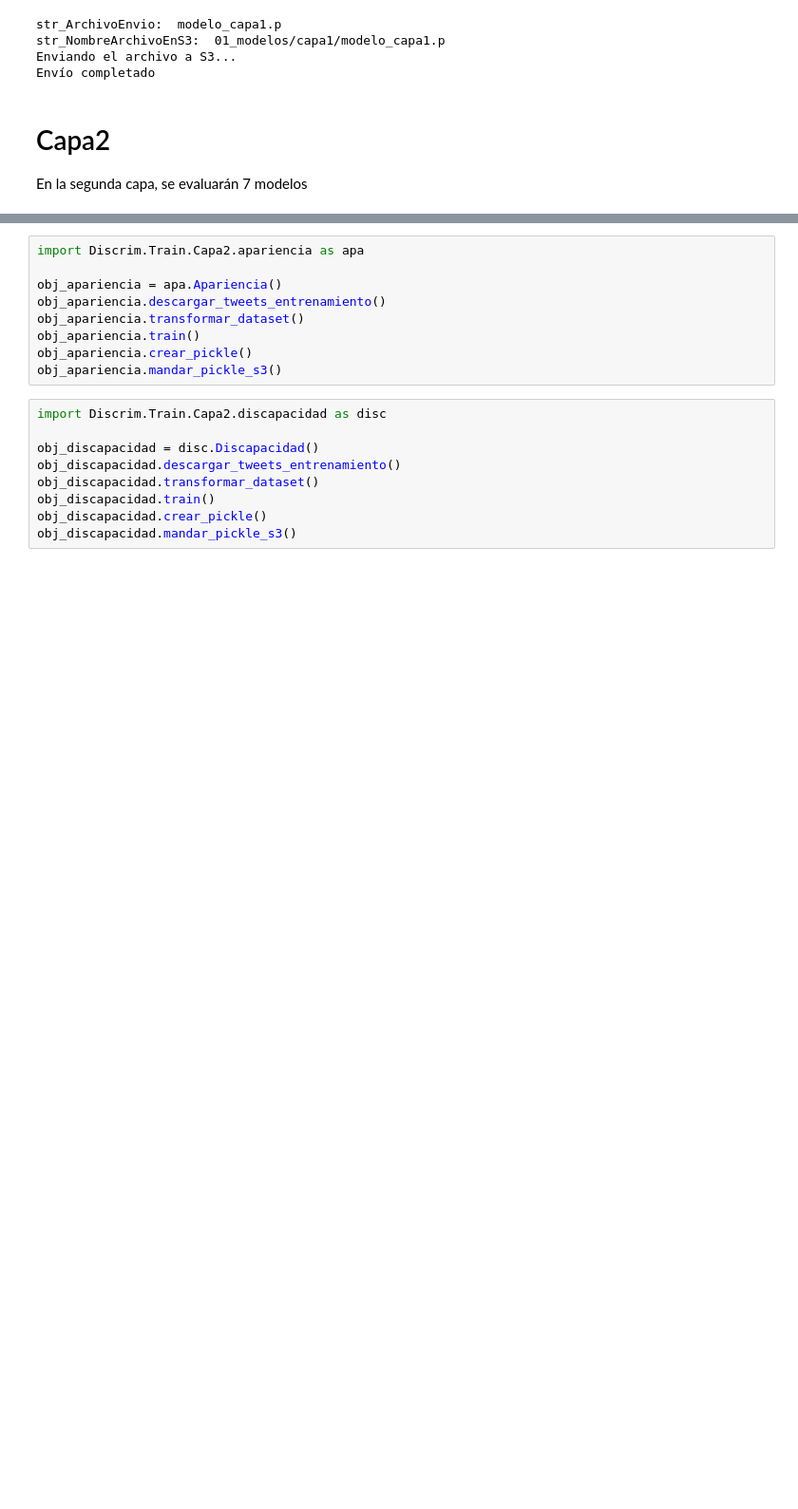
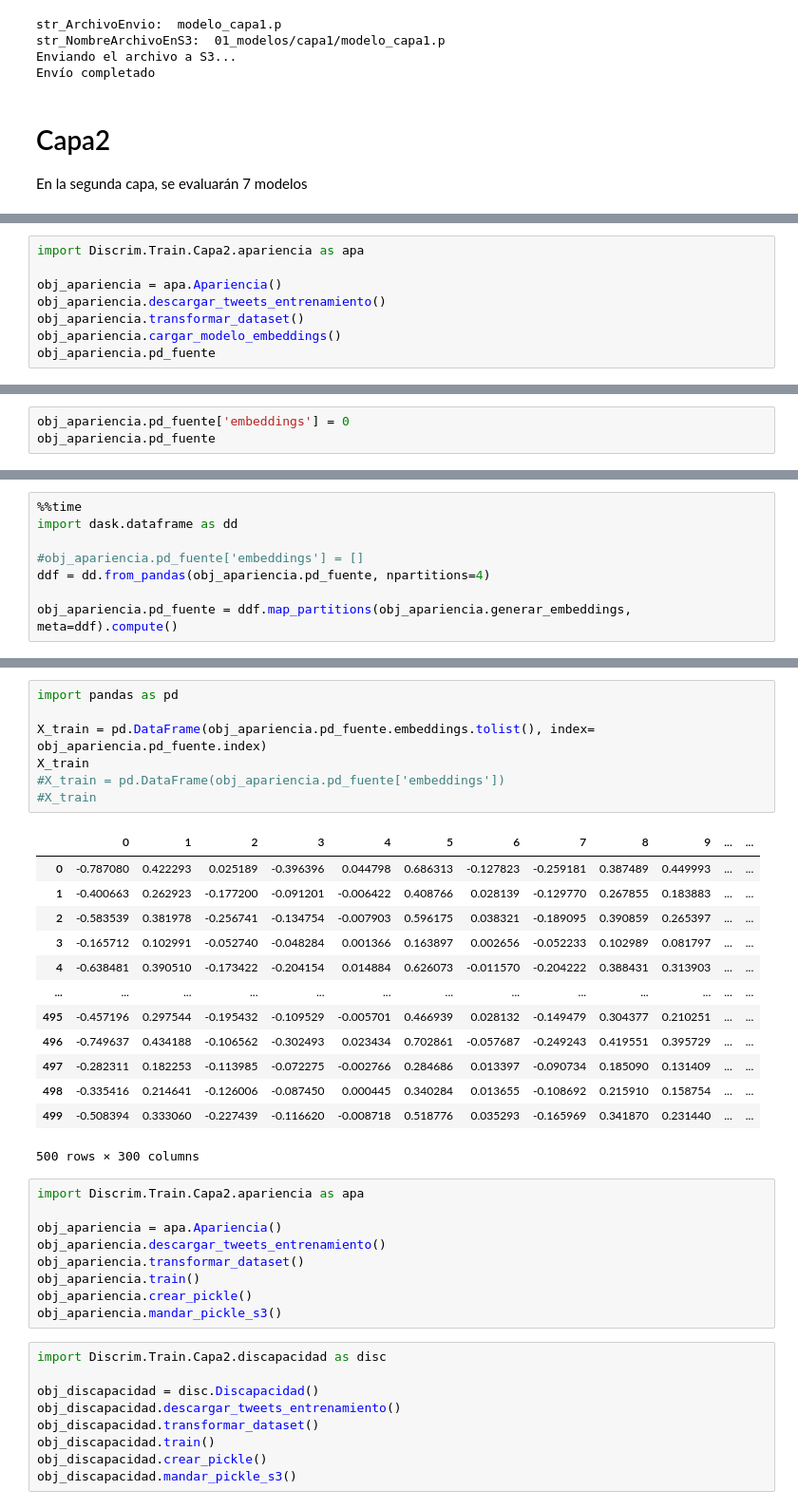
Before and after one commit to xuxoramos/discriminamometro, a Jupyter notebook: discriminamometro/scripts/Arquitectura_Modulos.ipynb, the cells around one changed output, grey strips where cells are left out. Shown: that part at 95% size. Cells and saved outputs as stored; diff of their text form; blank space fills up the shorter version.

```diff
--- a/discriminamometro/scripts/Arquitectura_Modulos.ipynb
+++ b/discriminamometro/scripts/Arquitectura_Modulos.ipynb
@@ -124,0 +203,8 @@ En la segunda capa, se evaluarán 7 modelos
+# %%
+import Discrim.Train.Capa2.apariencia as apa
+
+obj_apariencia = apa.Apariencia()
+obj_apariencia.descargar_tweets_entrenamiento()
+obj_apariencia.transformar_dataset()
+obj_apariencia.cargar_modelo_embeddings()
+obj_apariencia.pd_fuente
@@ -124,0 +228,3 @@ En la segunda capa, se evaluarán 7 modelos
+# %%
+obj_apariencia.pd_fuente['embeddings'] = 0
+obj_apariencia.pd_fuente
@@ -124,0 +245,8 @@ En la segunda capa, se evaluarán 7 modelos
+# %%
+%%time
+import dask.dataframe as dd
+
+#obj_apariencia.pd_fuente['embeddings'] = []
+ddf = dd.from_pandas(obj_apariencia.pd_fuente, npartitions=4)
+
+obj_apariencia.pd_fuente = ddf.map_partitions(obj_apariencia.generar_embeddings, meta=ddf).compute()
@@ -125,3 +272,24 @@ En la segunda capa, se evaluarán 7 modelos
+# %%
+import pandas as pd
+
+X_train = pd.DataFrame(obj_apariencia.pd_fuente.embeddings.tolist(), index= obj_apariencia.pd_fuente.index)
+X_train
+#X_train = pd.DataFrame(obj_apariencia.pd_fuente['embeddings'])
+#X_train
+# %% [output]
+|  | 0 | 1 | 2 | 3 | 4 | 5 | 6 | 7 | 8 | 9 | ... | ... |
+| 0 | -0.787080 | 0.422293 | 0.025189 | -0.396396 | 0.044798 | 0.686313 | -0.127823 | -0.259181 | 0.387489 | 0.449993 | ... | ... |
+| 1 | -0.400663 | 0.262923 | -0.177200 | -0.091201 | -0.006422 | 0.408766 | 0.028139 | -0.129770 | 0.267855 | 0.183883 | ... | ... |
+| 2 | -0.583539 | 0.381978 | -0.256741 | -0.134754 | -0.007903 | 0.596175 | 0.038321 | -0.189095 | 0.390859 | 0.265397 | ... | ... |
+| 3 | -0.165712 | 0.102991 | -0.052740 | -0.048284 | 0.001366 | 0.163897 | 0.002656 | -0.052233 | 0.102989 | 0.081797 | ... | ... |
+| 4 | -0.638481 | 0.390510 | -0.173422 | -0.204154 | 0.014884 | 0.626073 | -0.011570 | -0.204222 | 0.388431 | 0.313903 | ... | ... |
+| ... | ... | ... | ... | ... | ... | ... | ... | ... | ... | ... | ... | ... |
+| 495 | -0.457196 | 0.297544 | -0.195432 | -0.109529 | -0.005701 | 0.466939 | 0.028132 | -0.149479 | 0.304377 | 0.210251 | ... | ... |
+| 496 | -0.749637 | 0.434188 | -0.106562 | -0.302493 | 0.023434 | 0.702861 | -0.057687 | -0.249243 | 0.419551 | 0.395729 | ... | ... |
+| 497 | -0.282311 | 0.182253 | -0.113985 | -0.072275 | -0.002766 | 0.284686 | 0.013397 | -0.090734 | 0.185090 | 0.131409 | ... | ... |
+| 498 | -0.335416 | 0.214641 | -0.126006 | -0.087450 | 0.000445 | 0.340284 | 0.013655 | -0.108692 | 0.215910 | 0.158754 | ... | ... |
+| 499 | -0.508394 | 0.333060 | -0.227439 | -0.116620 | -0.008718 | 0.518776 | 0.035293 | -0.165969 | 0.341870 | 0.231440 | ... | ... |
+500 rows × 300 columns
 # %%
 import Discrim.Train.Capa2.apariencia as apa
 
```
Also changed, not shown: parts of 19 cells of this notebook, 22 other files.
